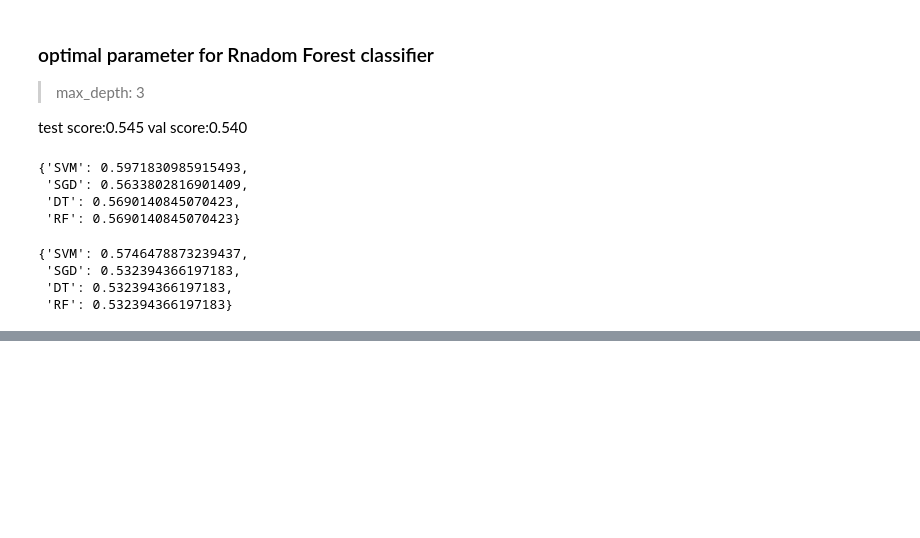
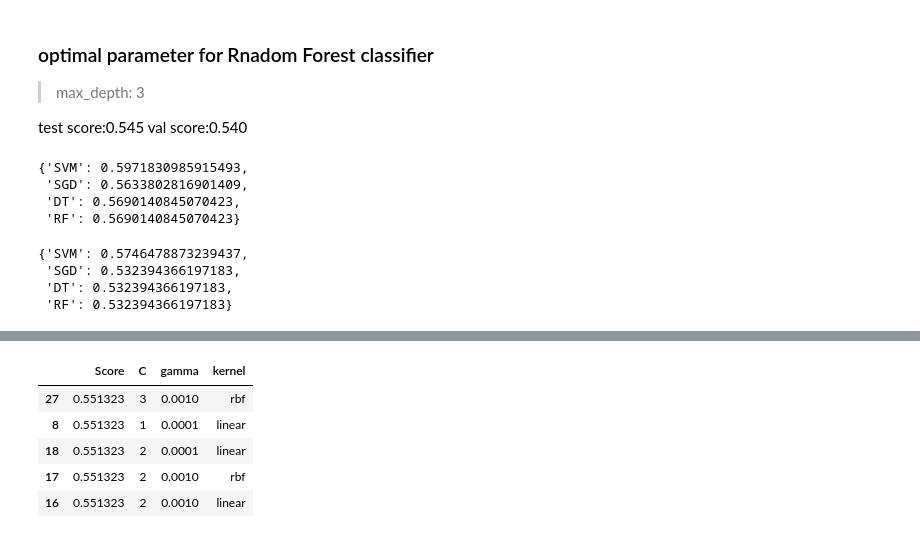
Before and after one commit to ho7221/ML_term_project, a Jupyter notebook: rhj_attempt_AIO.ipynb, the cells around one changed output, grey strips where cells are left out. Cells and saved outputs as stored; diff of their text form; code cells hidden in the pictures; blank space fills up the shorter version.

```diff
--- a/rhj_attempt_AIO.ipynb
+++ b/rhj_attempt_AIO.ipynb
@@ -502,0 +539,9 @@ FS_val_score
+# %%
+FS_score_feature['SVM'].head()
+# %% [output]
+|  | Score | C | gamma | kernel |
+| 27 | 0.551323 | 3 | 0.0010 | rbf |
+| 8 | 0.551323 | 1 | 0.0001 | linear |
+| 18 | 0.551323 | 2 | 0.0001 | linear |
+| 17 | 0.551323 | 2 | 0.0010 | rbf |
+| 16 | 0.551323 | 2 | 0.0010 | linear |
```
Also changed, not shown: parts of 7 cells of this notebook.
